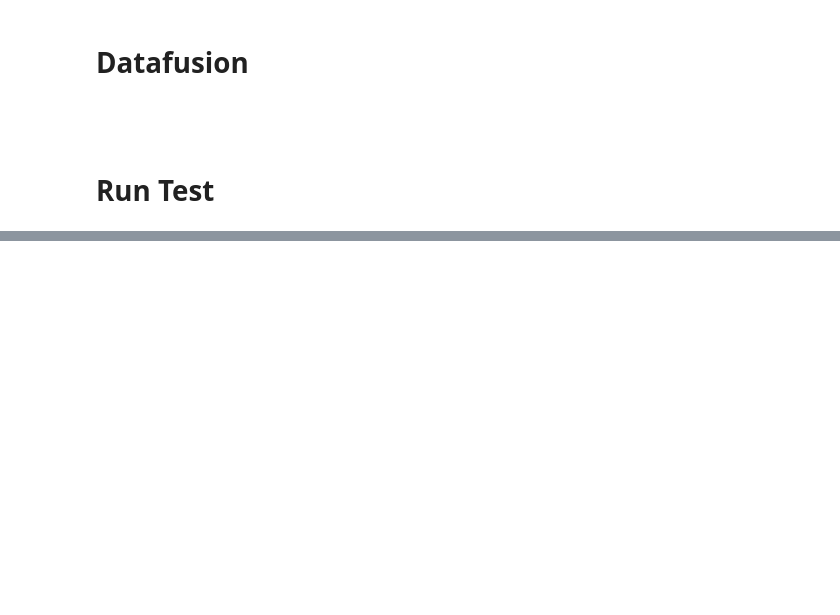
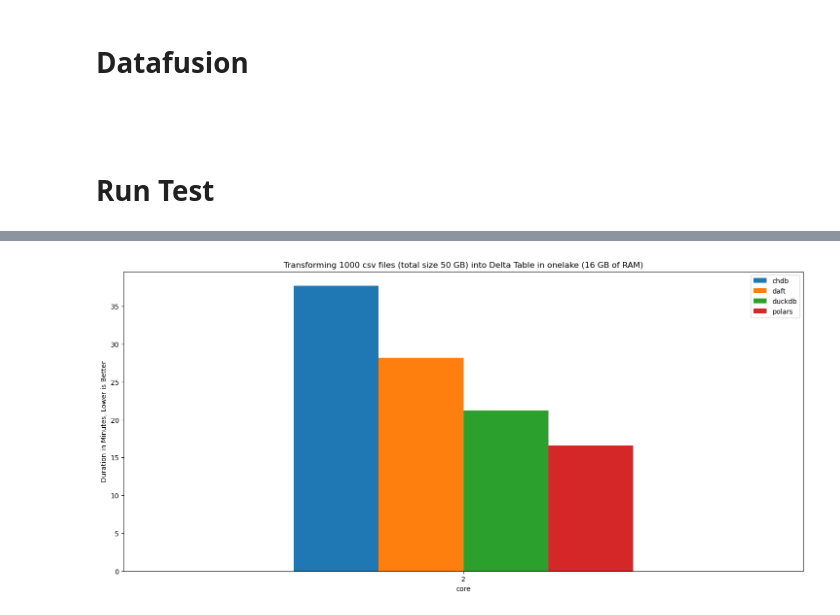
Before and after one commit to djouallah/Fabric_Notebooks_Demo, a Jupyter notebook: ETL/Light_ETL_Python_Notebook.ipynb, the cells around one changed output, grey strips where cells are left out. Drawn from its saved outputs; the diff is of its cells as text; code cells hidden in the pictures; blank space fills up the shorter version.

```diff
--- a/ETL/Light_ETL_Python_Notebook.ipynb
+++ b/ETL/Light_ETL_Python_Notebook.ipynb
@@ -536,0 +585,17 @@ dt.vacuum(retention_hours=0,dry_run=False,  enforce_retention_duration=False)
+# %%
+result = duckdb.sql(f"""
+                                   with raw as (
+                                   select Engine, core,step, avg(duration) as duration,total_files
+                                   from delta_scan('{test_resuts}')
+                                   where core = 2
+                                   and Engine not in ('ducklake','spark_local')
+                                   and total_files = 1000
+                                   and date_trunc('day',cast(time as TIMESTAMP )) >'2026-01-01'
+                                   group by all),
+                                   result as (
+                                   select Engine,core, sum(duration)/60 as duration from raw group by all order by duration)
+                                   pivot result on Engine using avg(duration) order by core desc
+                    """).df()
+ax = result.plot.bar(rot=0,x='core',title=" Transforming 1000 csv files (total size 50 GB) into Delta Table in onelake (16 GB of RAM) ",ylabel='Duration in Minutes, Lower is Better',figsize=(18,8))
+# %% [output]
+[figure, added]
```
Also changed, not shown: parts of 8 cells of this notebook.
